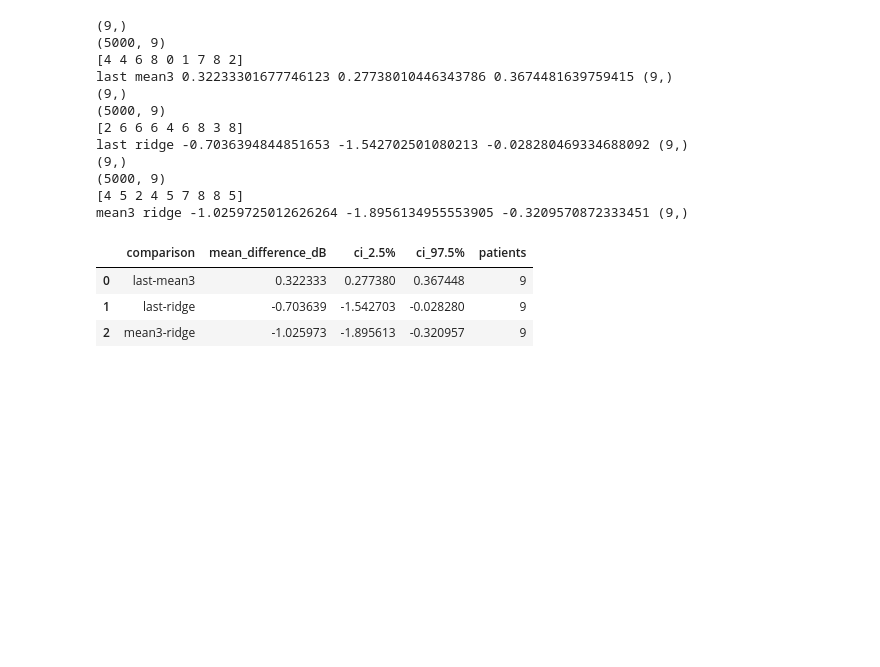
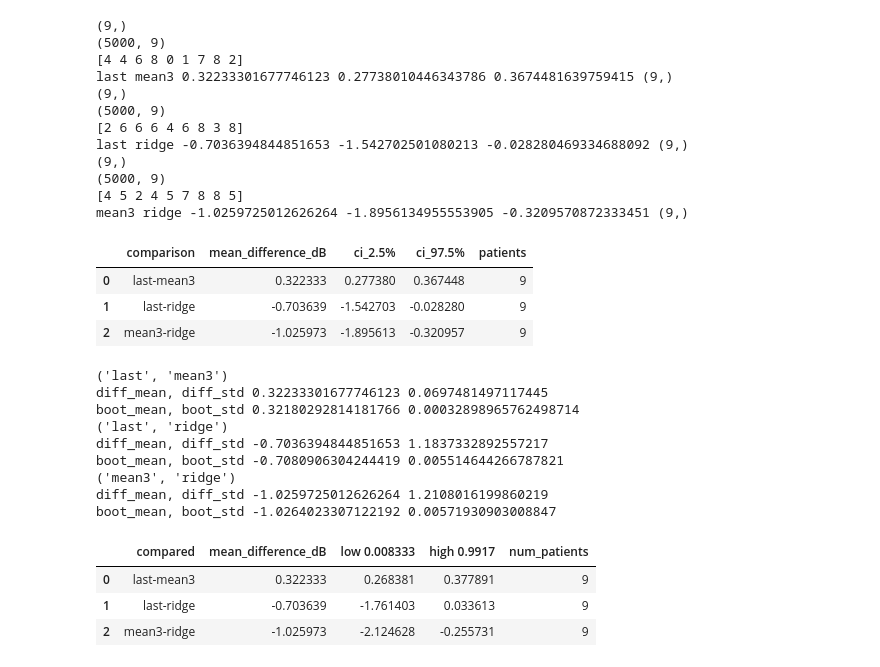
Before and after one commit to kuroganegames/biosignal_training, a Jupyter notebook: findex_halfday/try_hadlfday.ipynb, the cells around one changed output. Saved outputs shown, nothing was run; the diff lists cells and outputs as text; code cells hidden in the pictures; blank space fills up the shorter version.

```diff
--- a/findex_halfday/try_hadlfday.ipynb
+++ b/findex_halfday/try_hadlfday.ipynb
@@ -995,3 +1019,73 @@ mean3 ridge -1.0259725012626264 -1.8956134955553905 -0.3209570872333451 (9,)
 | 0 | last-mean3 | 0.322333 | 0.277380 | 0.367448 | 9 |
 | 1 | last-ridge | -0.703639 | -1.542703 | -0.028280 | 9 |
 | 2 | mean3-ridge | -1.025973 | -1.895613 | -0.320957 | 9 |
+# %%
+# paired boootstrapという手法
+# 2つの手法の結果の比較を行う
+# 多重比較なので補正が必要。Bonferroni補正。
+rng = np.random.default_rng(1)
+
+l_type_labels = ["last",	"mean3",	"ridge"]
+l_datas_boot = []
+
+for i_type in itertools.combinations(l_type_labels, 2):
+    print(i_type)
+    # maeの差を群間で見る
+    difference = (patient_mae[i_type[0]]-patient_mae[i_type[1]]).to_numpy()
+    # maeの差が実際にどれくらいあるかをみるために平均を出す。
+    # これ無しで信頼区間だけ見ていたら？
+    diff_mean = difference.mean()
+    diff_std = difference.std()
+    print("diff_mean, diff_std", diff_mean, diff_std)
+
+
+    # bootstrapの手順
+    # 復元抽出
+    idx = rng.integers(
+        0,
+        len(difference),
+        size=(5000, len(difference)),
+    )
+    # print(difference[idx].shape)
+    boot = difference[idx].mean(axis=1)
+    # print(boot.shape)
+
+    boot_mean = boot.mean()
+    boot_se = boot.std()/np.sqrt(len(boot))
+    print("boot_mean, boot_std", boot_mean, boot_se)
+
+    # 信頼区間を作る
+    # lo, hi = np.quantile(boot, [0.025, 0.975])
+    # Bonferroni補正
+    # 有意水準を比較回数で割ったものを有意水準として使用
+    alpha = 0.05/len([i for i in itertools.combinations(l_type_labels, 2)])
+    # print(alpha, [alpha/2, 1-(alpha/2)])
+    lo, hi = np.quantile(boot, [alpha/2, 1-(alpha/2)])
+
+    # データ保存
+    d_datas = {}
+    d_datas["compared"] =  f"{i_type[0]}-{i_type[1]}"
+    d_datas["mean_difference_dB"] =  diff_mean
+    d_datas["low {:.4}".format(alpha/2)] = lo
+    d_datas["high {:.4}".format(1-(alpha/2))] = hi
+    d_datas["num_patients"] = len(difference)
+
+    l_datas_boot.append(d_datas)
+
+# 表にする
+ci = pd.DataFrame(l_datas_boot)
+ci
+# %% [output]
+('last', 'mean3')
+diff_mean, diff_std 0.32233301677746123 0.0697481497117445
+boot_mean, boot_std 0.32180292814181766 0.00032898965762498714
+('last', 'ridge')
+diff_mean, diff_std -0.7036394844851653 1.1837332892557217
+boot_mean, boot_std -0.7080906304244419 0.005514644266787821
+('mean3', 'ridge')
+diff_mean, diff_std -1.0259725012626264 1.2108016199860219
+boot_mean, boot_std -1.0264023307122192 0.00571930903008847
+|  | compared | mean_difference_dB | low 0.008333 | high 0.9917 | num_patients |
+| 0 | last-mean3 | 0.322333 | 0.268381 | 0.377891 | 9 |
+| 1 | last-ridge | -0.703639 | -1.761403 | 0.033613 | 9 |
+| 2 | mean3-ridge | -1.025973 | -2.124628 | -0.255731 | 9 |
```
Also changed, not shown: parts of 4 cells of this notebook.
